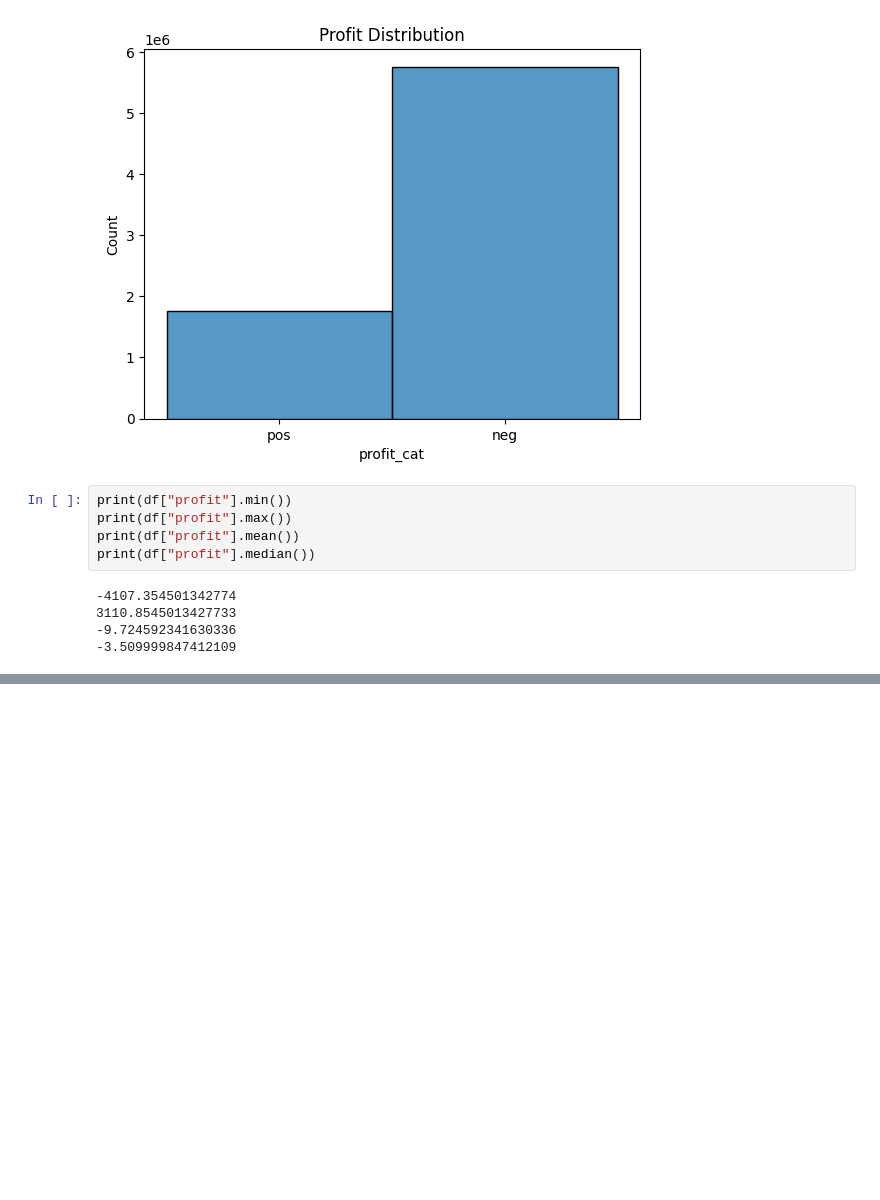
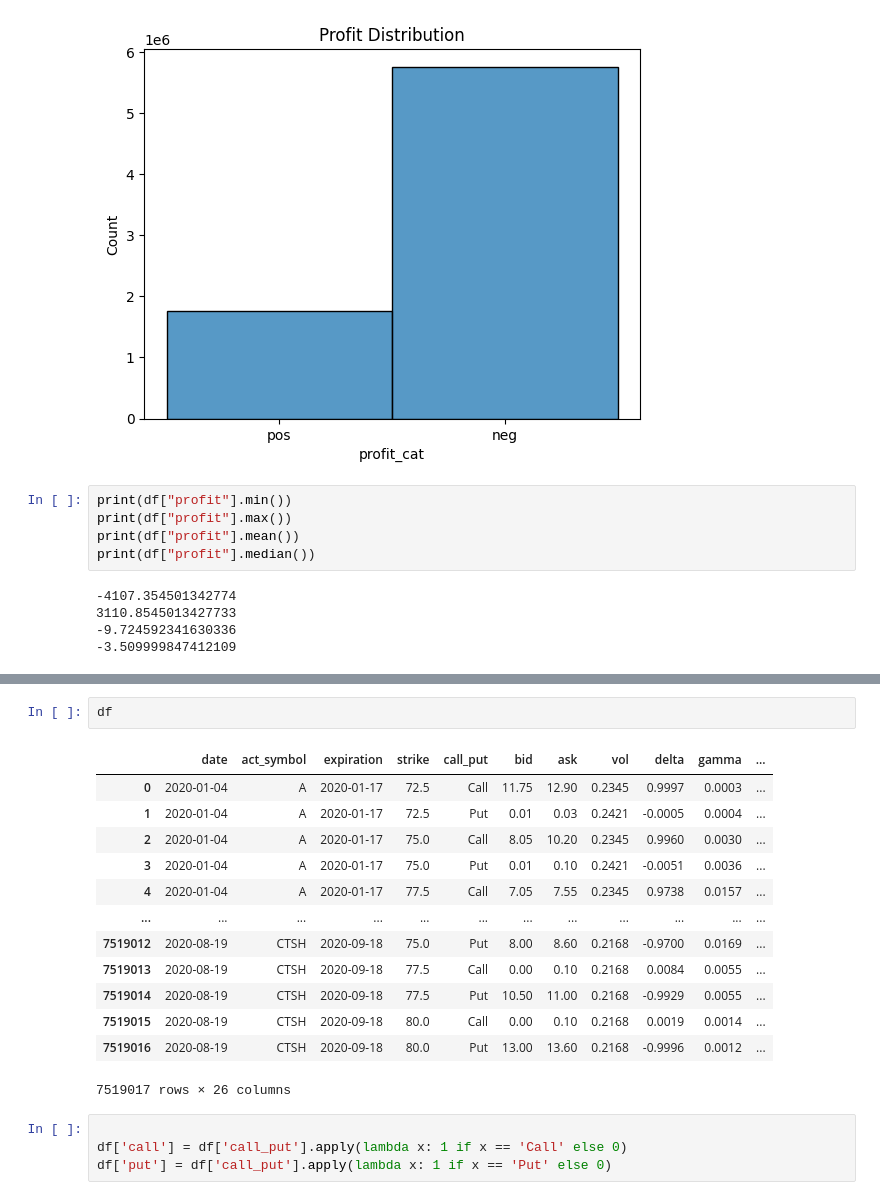
Before and after one commit to ImAHappyDuck/capstone, a Jupyter notebook: Avisual.ipynb, the cells around one changed output, grey strips where cells are left out. Cells and saved outputs as stored; diff of their text form; blank space fills up the shorter version.

```diff
--- a/Avisual.ipynb
+++ b/Avisual.ipynb
@@ -31,0 +58,20 @@ plt.show()
+# %%
+df
+# %% [output]
+|  | date | act_symbol | expiration | strike | call_put | bid | ask | vol | delta | gamma | ... |
+| 0 | 2020-01-04 | A | 2020-01-17 | 72.5 | Call | 11.75 | 12.90 | 0.2345 | 0.9997 | 0.0003 | ... |
+| 1 | 2020-01-04 | A | 2020-01-17 | 72.5 | Put | 0.01 | 0.03 | 0.2421 | -0.0005 | 0.0004 | ... |
+| 2 | 2020-01-04 | A | 2020-01-17 | 75.0 | Call | 8.05 | 10.20 | 0.2345 | 0.9960 | 0.0030 | ... |
+| 3 | 2020-01-04 | A | 2020-01-17 | 75.0 | Put | 0.01 | 0.10 | 0.2421 | -0.0051 | 0.0036 | ... |
+| 4 | 2020-01-04 | A | 2020-01-17 | 77.5 | Call | 7.05 | 7.55 | 0.2345 | 0.9738 | 0.0157 | ... |
+| ... | ... | ... | ... | ... | ... | ... | ... | ... | ... | ... | ... |
+| 7519012 | 2020-08-19 | CTSH | 2020-09-18 | 75.0 | Put | 8.00 | 8.60 | 0.2168 | -0.9700 | 0.0169 | ... |
+| 7519013 | 2020-08-19 | CTSH | 2020-09-18 | 77.5 | Call | 0.00 | 0.10 | 0.2168 | 0.0084 | 0.0055 | ... |
+| 7519014 | 2020-08-19 | CTSH | 2020-09-18 | 77.5 | Put | 10.50 | 11.00 | 0.2168 | -0.9929 | 0.0055 | ... |
+| 7519015 | 2020-08-19 | CTSH | 2020-09-18 | 80.0 | Call | 0.00 | 0.10 | 0.2168 | 0.0019 | 0.0014 | ... |
+| 7519016 | 2020-08-19 | CTSH | 2020-09-18 | 80.0 | Put | 13.00 | 13.60 | 0.2168 | -0.9996 | 0.0012 | ... |
+7519017 rows × 26 columns
+# %%
+
+df['call'] = df['call_put'].apply(lambda x: 1 if x == 'Call' else 0)
+df['put'] = df['call_put'].apply(lambda x: 1 if x == 'Put' else 0)
```
Also changed, not shown: parts of 9 cells of this notebook.
